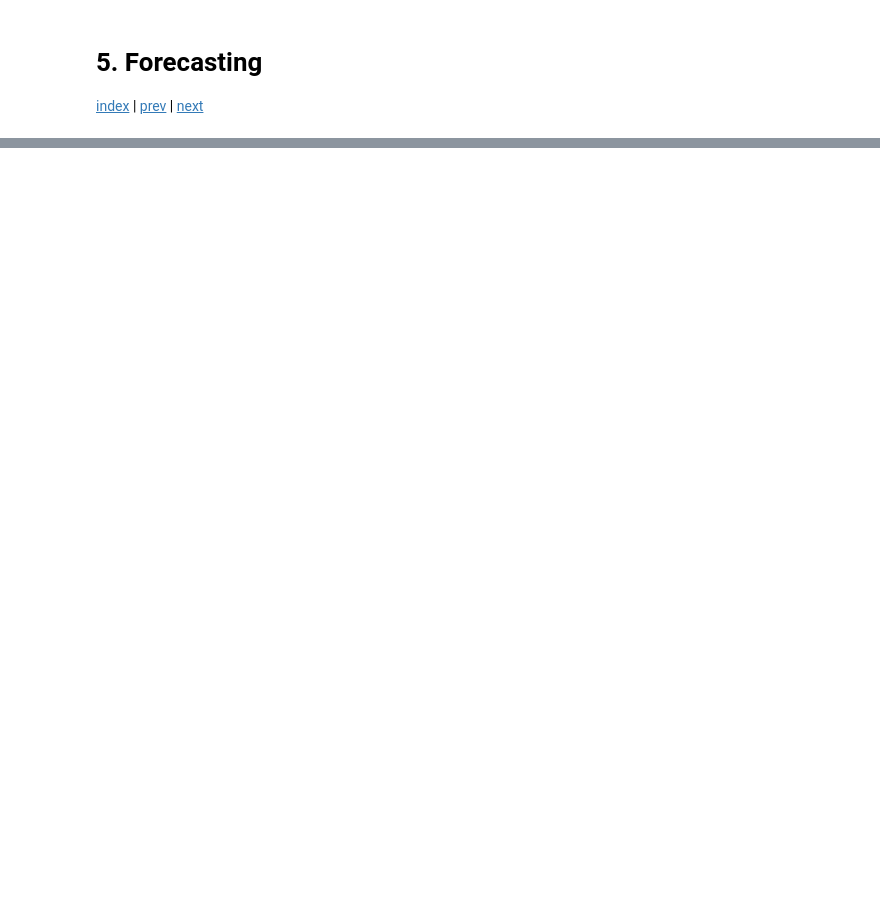
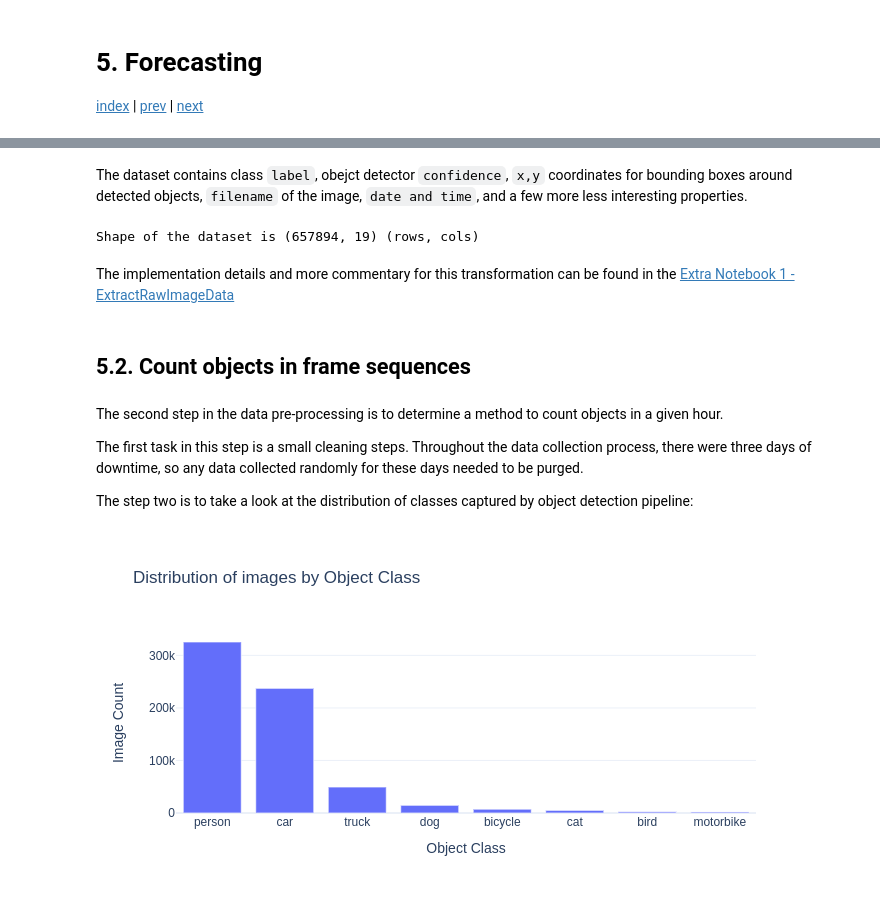
Before and after one commit to Alchemication/cvdl-for-home, a Jupyter notebook: Chapters/05.Forecasting.ipynb, the cells around one changed output, grey strips where cells are left out. Cells and saved outputs as stored; diff of their text form; code cells hidden in the pictures; blank space fills up the shorter version.

```diff
--- a/Chapters/05.Forecasting.ipynb
+++ b/Chapters/05.Forecasting.ipynb
@@ -18,0 +52,4 @@ This Notebook dives into the detail of the steps taken to generate such a foreca
+# %%
+df = pd.read_parquet('../Datasets/AllObjectDetections_2019-09-09_2020-03-02.parquet.gzip')
+df.drop(columns=['index'])[['label', 'confidence', 'x1', 'y1', 'x2', 'x2',
+                            'filename', 'date_time']].head()
@@ -18,0 +63,25 @@ This Notebook dives into the detail of the steps taken to generate such a foreca
+# %% [markdown]
+The dataset contains class `label`, obejct detector `confidence`, `x,y` coordinates for bounding boxes around detected objects, `filename` of the image, `date and time`, and a few more less interesting properties.
+# %%
+print(f'Shape of the dataset is {df.shape} (rows, cols)')
+# %% [output]
+Shape of the dataset is (657894, 19) (rows, cols)
+# %% [markdown]
+The implementation details and more commentary for this transformation can be found in the [Extra Notebook 1 - ExtractRawImageData](../Notebooks/Extra.01.ExtractRawImageData.ipynb)
+# %% [markdown]
+## 5.2. Count objects in frame sequences
+# %% [markdown]
+The second step in the data pre-processing is to determine a method to count objects in a given hour.
+
+The first task in this step is a small cleaning steps. Throughout the data collection process, there were three days of downtime, so any data collected randomly for these days needed to be purged.
+
+The step two is to take a look at the distribution of classes captured by object detection pipeline:
+# %%
+idx = df['date'].isin(CONFIG['DOWNTIME_DATES'])
+df = df.loc[~idx]
+v_counts = df['label'].value_counts().reset_index()
+v_counts.columns = ['Object Class', 'Image Count']
+px.bar(v_counts, y='Image Count', x='Object Class', height=300, width=500,
+       title='Distribution of images by Object Class')
+# %% [output]
+[figure, added]
```
Also changed, not shown: parts of 28 cells of this notebook, 7 other files.
